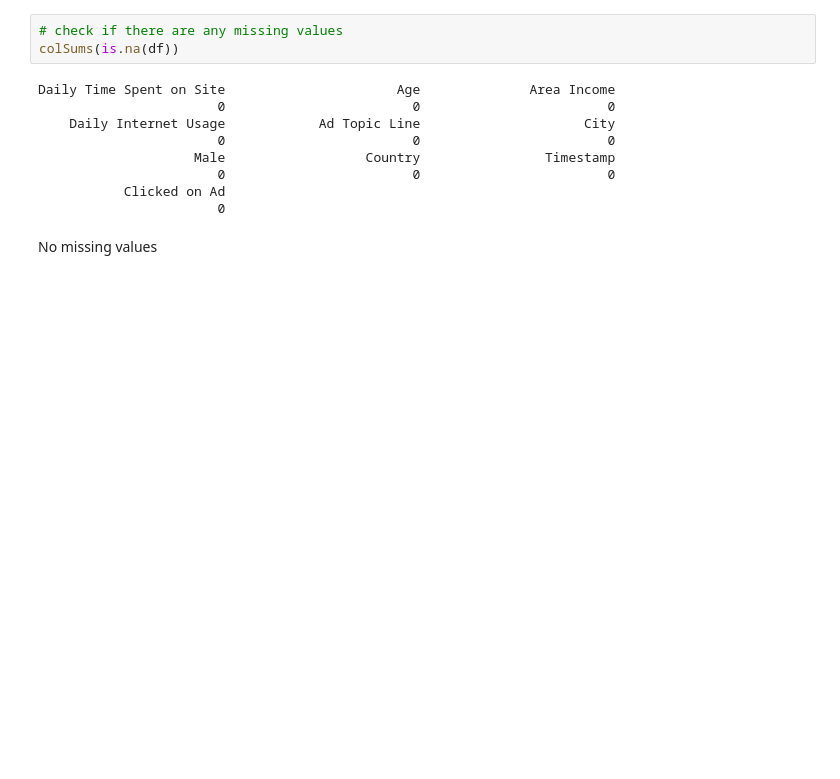
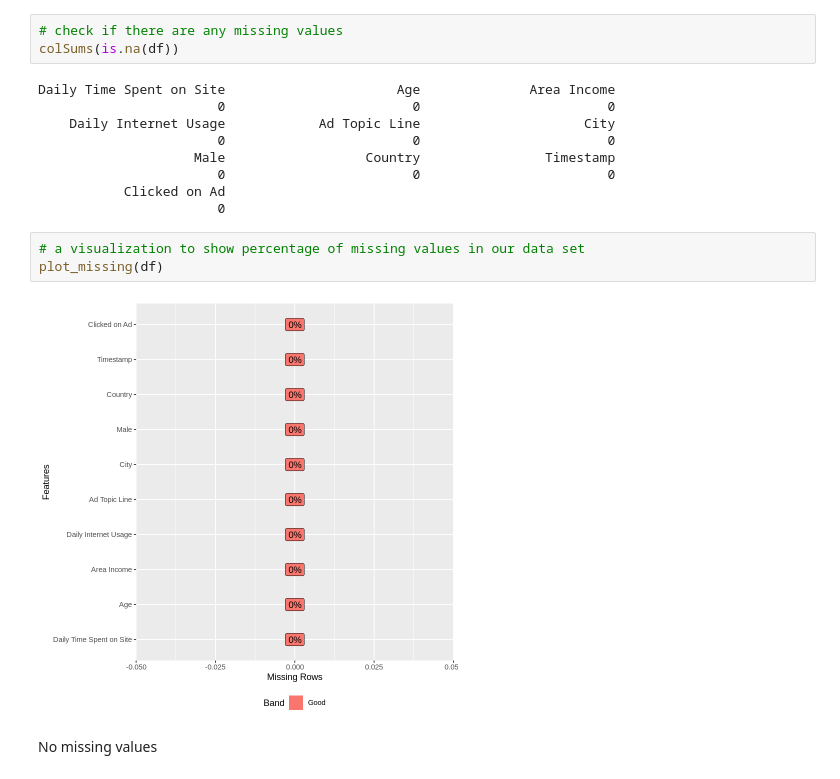
Before and after one commit to dote7ant/Univariate_Bivariate_Multivariate_analysis_in_R, a Jupyter notebook: R_Analysis.ipynb, the cells around one changed output. Cells and saved outputs as stored; diff of their text form; blank space fills up the shorter version.

```diff
--- a/R_Analysis.ipynb
+++ b/R_Analysis.ipynb
@@ -128,5 +205,10 @@ Daily Time Spent on Site                      Age              Area Income
                        0                        0                        0
            Clicked on Ad
                        0
+# %%
+# a visualization to show percentage of missing values in our data set
+plot_missing(df)
+# %% [output]
+[figure, added]
 # %% [markdown]
 No missing values
```
Also changed, not shown: parts of 113 cells of this notebook.
